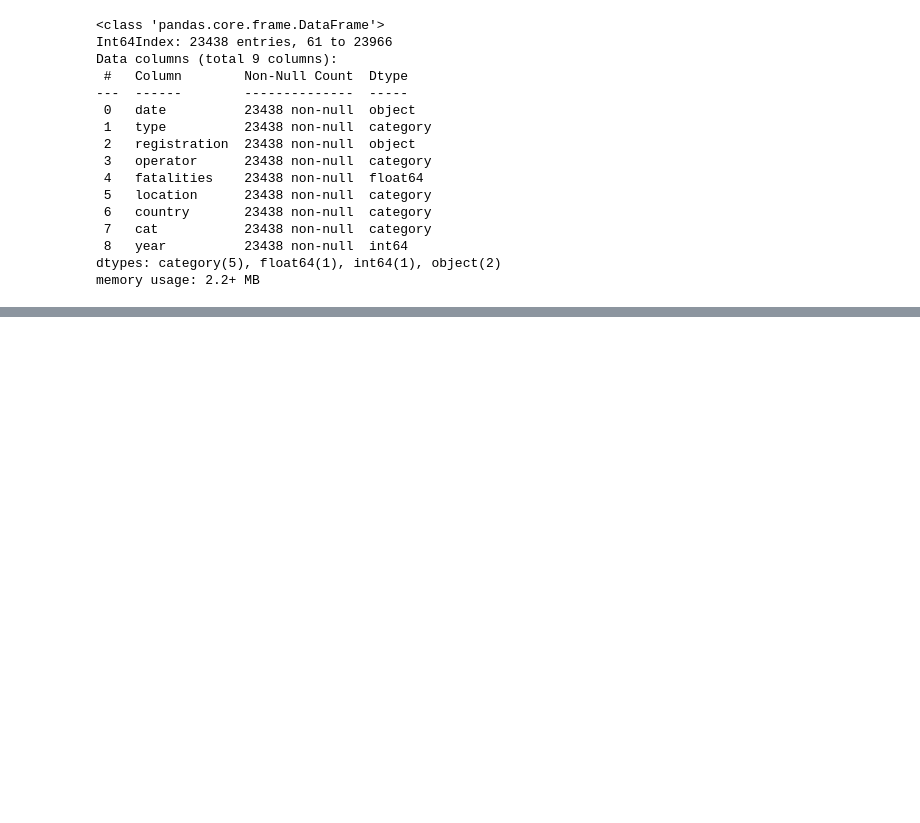
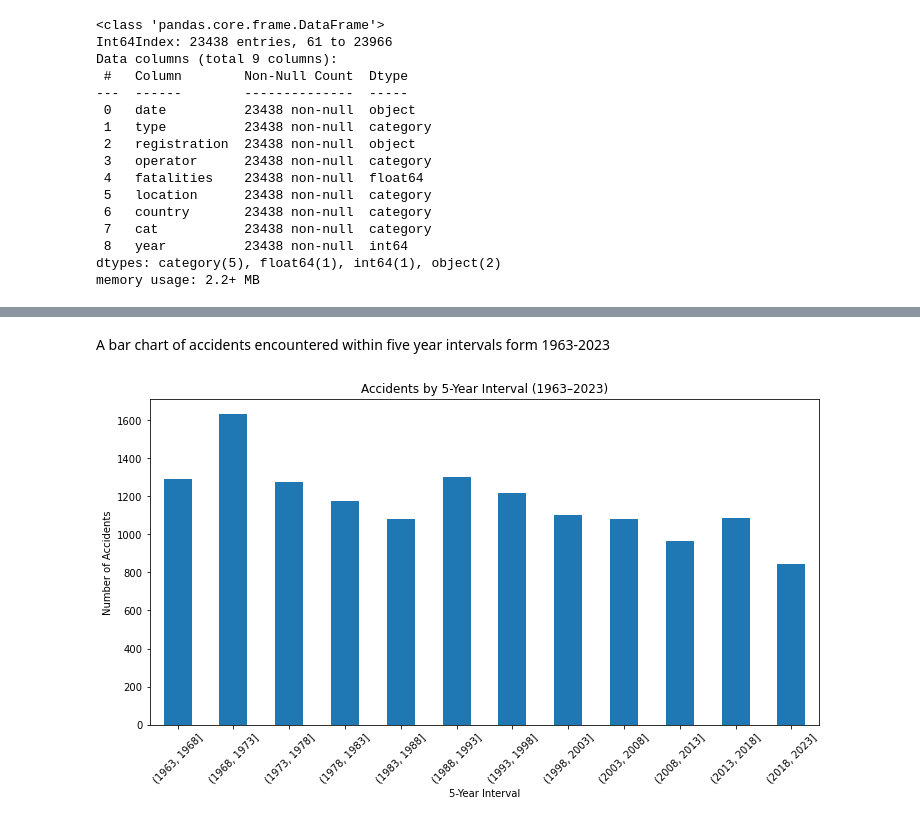
Before and after one commit to maryannngongi/Phase_1_Project, a Jupyter notebook: index.ipynb, the cells around one changed output, grey strips where cells are left out. Drawn from its saved outputs; the diff is of its cells as text; code cells hidden in the pictures; blank space fills up the shorter version.

```diff
--- a/index.ipynb
+++ b/index.ipynb
@@ -200,0 +237,17 @@ import seaborn as sns
+# %% [markdown]
+A bar chart of accidents encountered within five year intervals form 1963-2023
+# %%
+# Create 5-year intervals
+df_filtered['year_bin'] = pd.cut(df_filtered['year'],bins=range(1963, 2028, 5))
+
+accidents_per_bin = df_sample.groupby('year_bin').size()
+
+plt.figure(figsize=(12,6))
+accidents_per_bin.plot(kind='bar')
+plt.title("Accidents by 5-Year Interval (1963–2023)")
+plt.xlabel("5-Year Interval")
+plt.ylabel("Number of Accidents")
+plt.xticks(rotation=45)
+plt.show()
+# %% [output]
+[figure, added]
```
Also changed, not shown: parts of 22 cells of this notebook.
